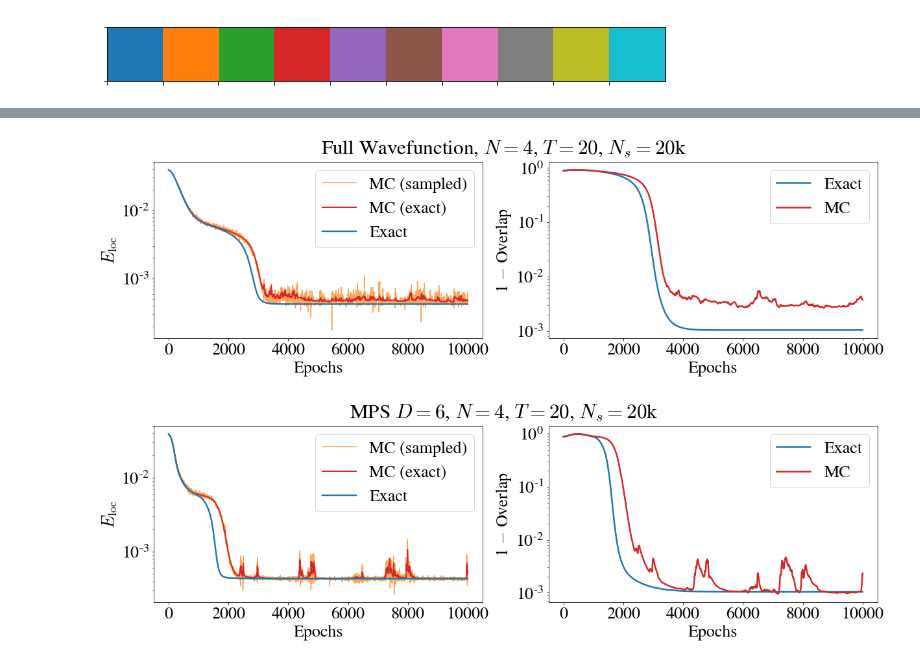
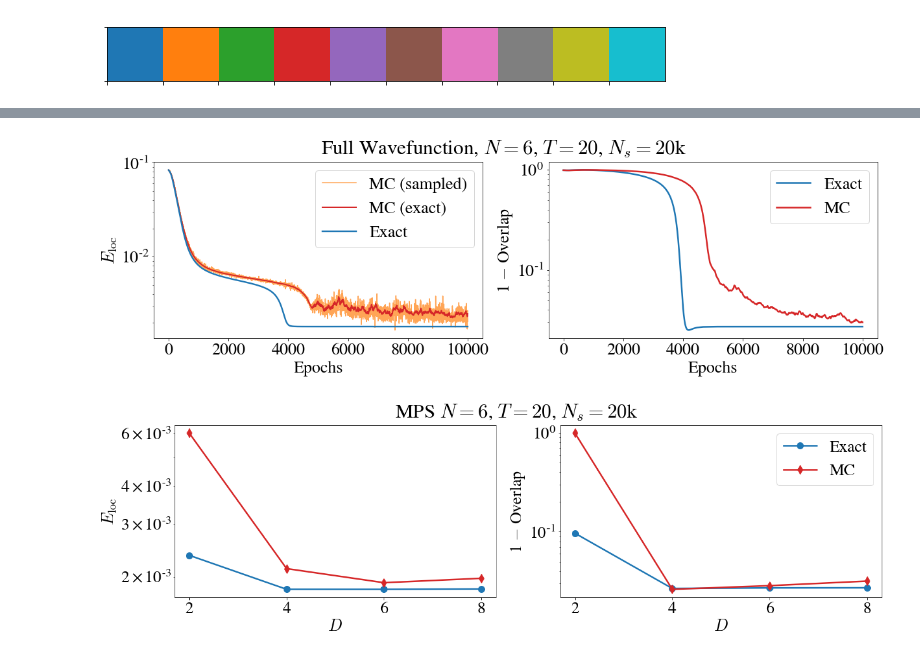
Before and after one commit to stavros11/Time-Evolution, a Jupyter notebook: plotter.ipynb, the cells around one changed output, grey strips where cells are left out. Cells and saved outputs as stored; diff of their text form; code cells hidden in the pictures.

Commit message:
New plots

```diff
--- a/plotter.ipynb
+++ b/plotter.ipynb
@@ -17,12 +166,12 @@ plt.show()
 # %%
 machine_type = "fullwv"
 title_type = "Full Wavefunction"
-n_sites = 4
+n_sites = 6
 time_steps = 20
 n_samples = 20000
 
-all_states = h5py.File("histories/allstates_{}_N{}M{}.h5py".format(machine_type, n_sites, time_steps), "r")
-sampling = h5py.File("histories/sampling{}_{}_N{}M{}.h5py".format(n_samples, machine_type, n_sites, time_steps), "r")
+all_states = h5py.File("histories/N={}/allstates_{}_N{}M{}.h5py".format(n_sites, machine_type, n_sites, time_steps), "r")
+sampling = h5py.File("histories/N={}/sampling{}_{}_N{}M{}.h5py".format(n_sites, n_samples, machine_type, n_sites, time_steps), "r")
 
 plt.figure(figsize=(20, 5))
 plt.suptitle("{}, $N={}$, $T={}$, $N_s={}$k".format(title_type, n_sites, time_steps, n_samples//1000))
@@ -41,42 +190,48 @@ plt.semilogy(1 - sampling["overlaps"][:], label="MC", linewidth=2.5, color=cp[3]
 plt.xlabel("Epochs")
 plt.ylabel("1 $-$ Overlap")
 plt.legend()
+
 plt.show()
+#plt.savefig("history_{}_N{}M{}.pdf".format(machine_type, n_sites, time_steps), bbox_inches='tight')
+
 
 all_states.close()
 sampling.close()
 # %% [output]
-[figure, old version]
+[figure, new version]
 # %%
-machine_type = "mpsD6"
-title_type = "MPS $D=6$"
-n_sites = 4
-time_steps = 20
-n_samples = 20000
+D_list = [2, 4, 6, 8]
+all_states, sampling = [], []
+for D in D_list:
+    all_states.append(h5py.File("histories/N=6/allstates_mpsD{}_N6M20.h5py".format(D), "r"))
+    sampling.append(h5py.File("histories/N=6/sampling20000_mpsD{}_N6M20.h5py".format(D), "r"))
 
-all_states = h5py.File("histories/allstates_{}_N{}M{}.h5py".format(machine_type, n_sites, time_steps), "r")
-sampling = h5py.File("histories/sampling{}_{}_N{}M{}.h5py".format(n_samples, machine_type, n_sites, time_steps), "r")
+all_states_overlap = np.array([x["overlaps"][:][-1] for x in all_states])
+all_states_Eloc = np.array([x["exact_Eloc"][:][-1] for x in all_states])
+sampling_overlap = np.array([x["overlaps"][:][-1] for x in sampling])
+sampling_Eloc = np.array([x["exact_Eloc"][:][-1] for x in sampling])
 
 plt.figure(figsize=(20, 5))
-plt.suptitle("{}, $N={}$, $T={}$, $N_s={}$k".format(title_type, n_sites, time_steps, n_samples//1000))
+plt.suptitle("MPS $N=6$, $T=20$, $N_s=20$k")
 
 plt.subplot(121)
-plt.semilogy(sampling["sampled_Eloc"][:].real, label="MC (sampled)", color=cp[1], alpha=0.7)
-plt.semilogy(sampling["exact_Eloc"][:].real, label="MC (exact)", color=cp[3], linewidth=2.0)
-plt.semilogy(all_states["exact_Eloc"][:].real, label="Exact", color=cp[0], linewidth=2.4)
-plt.xlabel("Epochs")
+plt.semilogy(D_list, all_states_Eloc, color=cp[0], marker="o", markersize=10, linewidth=2.5)
+plt.semilogy(D_list, sampling_Eloc, color=cp[3], marker="d", markersize=10, linewidth=2.5)
+plt.xlabel("$D$")
 plt.ylabel("$E_\mathrm{loc}$")
+
+plt.subplot(122)
+plt.semilogy(D_list, 1 - all_states_overlap, color=cp[0], marker="o", markersize=10, label="Exact", linewidth=2.5)
+plt.semilogy(D_list, 1 - sampling_overlap, color=cp[3], marker="d", markersize=10, label="MC", linewidth=2.5)
+plt.xlabel("$D$")
+plt.ylabel("1 $-$ Overlap")
 plt.legend()
 
-plt.subplot(122)
-plt.semilogy(1 - all_states["overlaps"][:], label="Exact", linewidth=2.5, color=cp[0])
-plt.semilogy(1 - sampling["overlaps"][:], label="MC", linewidth=2.5, color=cp[3])
-plt.xlabel("Epochs")
-plt.ylabel("1 $-$ Overlap")
-plt.legend()
 plt.show()
 
-all_states.close()
-sampling.close()
+for x, y in zip(all_states, sampling):
+    x.close()
+    y.close()
+#plt.savefig("mps_vs_bond_dim_N6M20.pdf", bbox_inches='tight')
 # %% [output]
-[figure, old version]
+[figure, new version]
```
Also changed, not shown: parts of 6 cells of this notebook, 2 other files.
